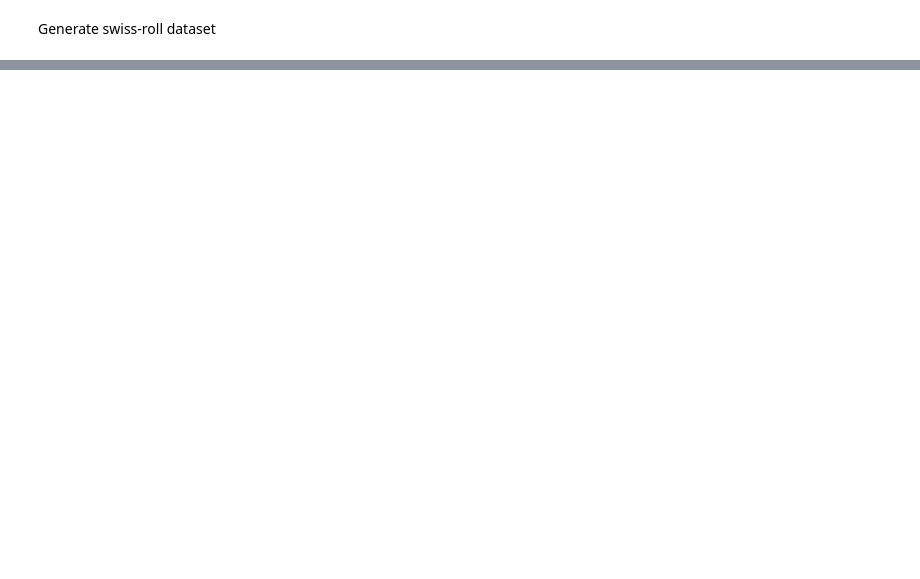
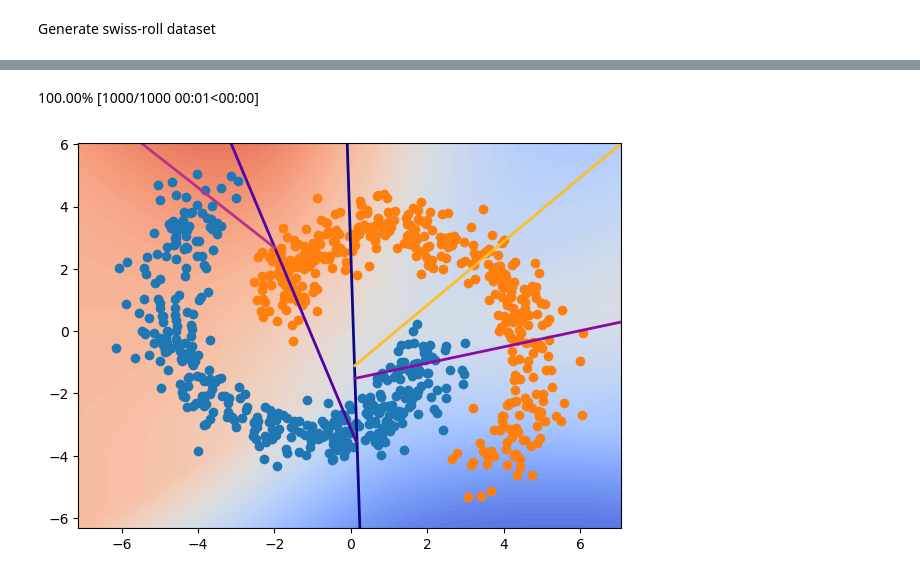
Before and after one commit to ssslakter/FastFF, a Jupyter notebook: nbs/01_tree.ipynb, the cells around one changed output, grey strips where cells are left out. Saved outputs shown, nothing was run; the diff lists cells and outputs as text; code cells hidden in the pictures; blank space fills up the shorter version.

```diff
--- a/nbs/01_tree.ipynb
+++ b/nbs/01_tree.ipynb
@@ -166,3 +178,15 @@ model_fff = fff.FFF(2, 2, 1, 3)
+# %%
+ax = subplots(figsize=(7,5))[1][0]
+plot_contour(ax=ax)
+ax.set_ylim(dls.train_ds.x[:,1].min()-1,dls.train_ds.x[:,1].max()+1)
+ax.set_xlim(dls.train_ds.x[:,0].min()-1,dls.train_ds.x[:,0].max()+1)
+ax.scatter(dls.train_ds.x[:n,0],dls.train_ds.x[:n,1])
+ax.scatter(dls.train_ds.x[n:,0],dls.train_ds.x[n:,1])
+draw_tree_lines(model_fff.node_weights.detach(), model_fff.node_biases.detach(), torch.linspace(dls.train_ds.x[:,0].min()-5,dls.train_ds.x[:,0].max()+5,3000),
+                ax=ax, linewidth=2)
+# %% [output]
+100.00% [1000/1000 00:01<00:00]
+[figure, added]
 # %%
 cbs = [ShowGraphCallback(), before_batch_cb(lambda s,xb,yb: (xb,(yb[0][:,None],)))]
 learn = Learner(dls, model_fff, loss_func=F.binary_cross_entropy_with_logits, metrics=accuracy, opt_func = Adam, cbs=cbs)
```
Also changed, not shown: parts of 17 cells of this notebook.
